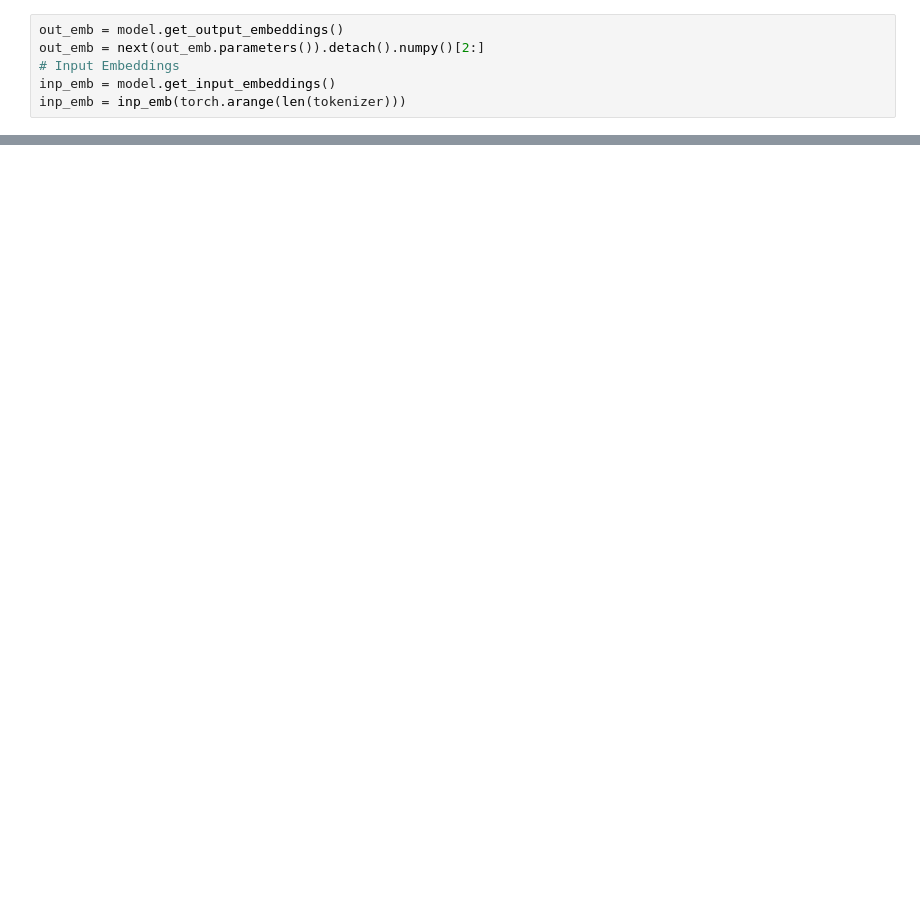
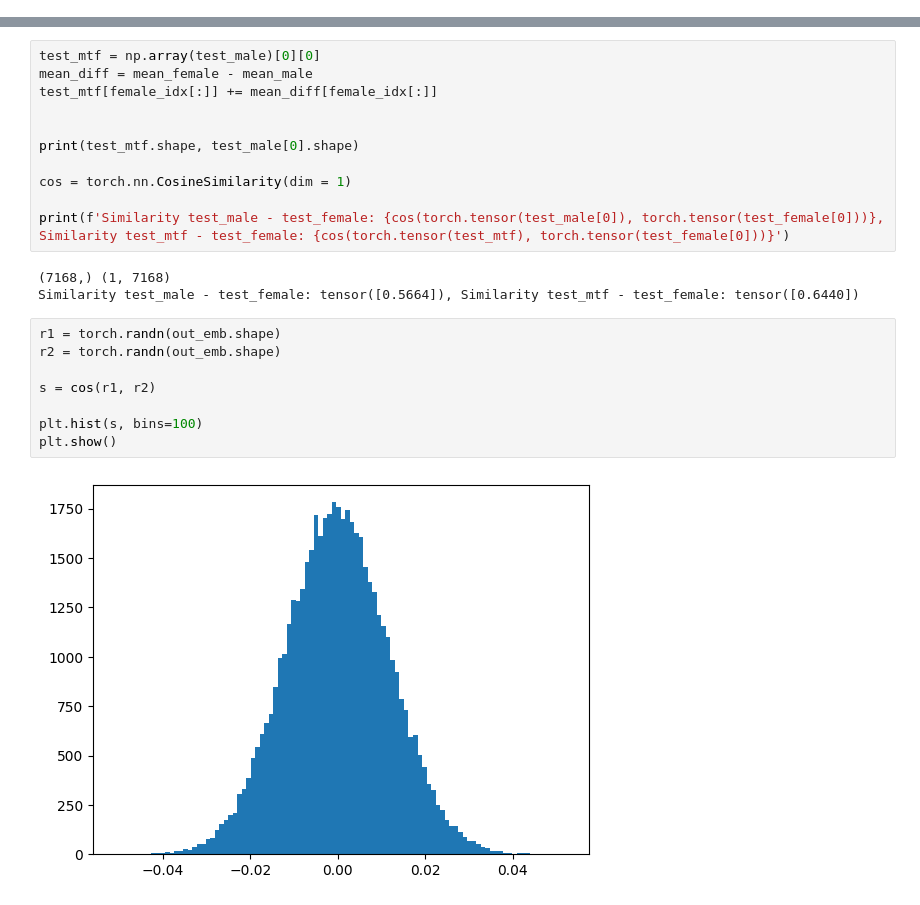
Before and after one commit to LukasBeckers/masterthesis-jappat, a Jupyter notebook: Text Token Embeddings.ipynb, the cells around one changed output, grey strips where cells are left out. Saved outputs shown, nothing was run; the diff lists cells and outputs as text; blank space fills up the shorter version.

Commit message:
Token embeddings vector algebra

```diff
--- a/Text Token Embeddings.ipynb
+++ b/Text Token Embeddings.ipynb
@@ -60,6 +111,0 @@ tokenizer = AutoTokenizer.
-# %%
-out_emb = model.get_output_embeddings()
-out_emb = next(out_emb.parameters()).detach().numpy()[2:]
-# Input Embeddings
-inp_emb = model.get_input_embeddings()
-inp_emb = inp_emb(torch.arange(len(tokenizer)))
@@ -67,0 +387,24 @@ NameError: name 'tokenizer' is not defined
+# %%
+test_mtf = np.array(test_male)[0][0]
+mean_diff = mean_female - mean_male
+test_mtf[female_idx[:]] += mean_diff[female_idx[:]]
+
+
+print(test_mtf.shape, test_male[0].shape)
+
+cos = torch.nn.CosineSimilarity(dim = 1)
+
+print(f'Similarity test_male - test_female: {cos(torch.tensor(test_male[0]), torch.tensor(test_female[0]))}, Similarity test_mtf - test_female: {cos(torch.tensor(test_mtf), torch.tensor(test_female[0]))}')
+# %% [output]
+(7168,) (1, 7168)
+Similarity test_male - test_female: tensor([0.5664]), Similarity test_mtf - test_female: tensor([0.6440])
+# %%
+r1 = torch.randn(out_emb.shape)
+r2 = torch.randn(out_emb.shape)
+
+s = cos(r1, r2)
+
+plt.hist(s, bins=100)
+plt.show()
+# %% [output]
+[figure, added]
```
Also changed, not shown: parts of 16 cells of this notebook, 4 other files.
